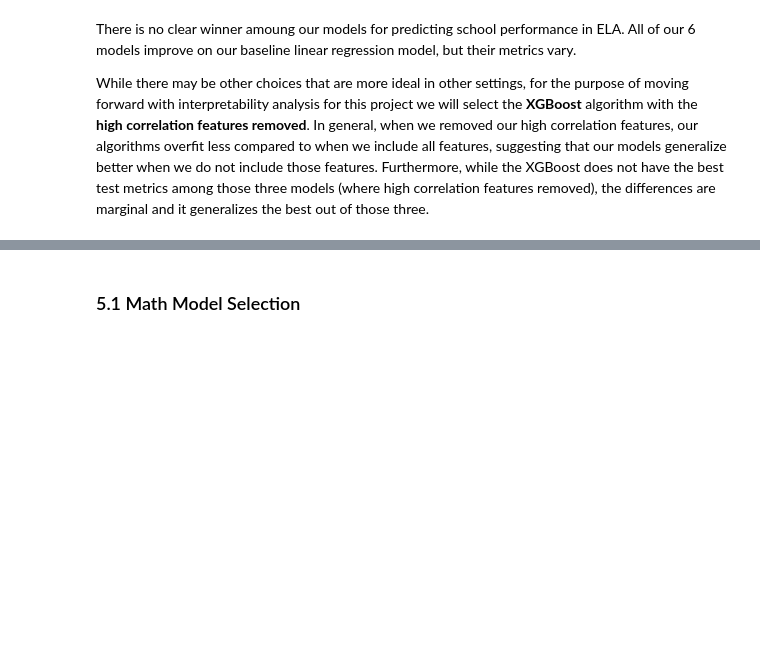
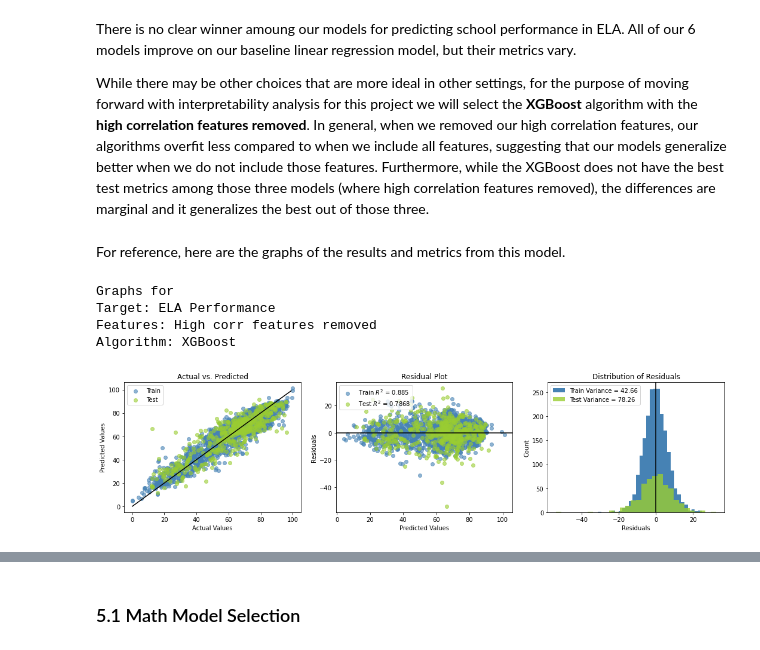
Before and after one commit to cchung106/Capstone-Three, a Jupyter notebook: Notebooks/04_modeling.ipynb, the cells around one changed output, grey strips where cells are left out. Saved outputs shown, nothing was run; the diff lists cells and outputs as text; code cells hidden in the pictures; blank space fills up the shorter version.

Commit message:
added model selection and feature impact

```diff
--- a/Notebooks/04_modeling.ipynb
+++ b/Notebooks/04_modeling.ipynb
@@ -445,7 +432,7 @@ rand_xg_ELA = RandomizedSearchCV(estimator=xg_ELA,
                                  scoring=scoring,
                                  cv=3,
                                  verbose=1,
-                                 n_jobs=-1,
+                                 n_jobs=1,
                                  random_state=16
                                 )
 
@@ -532,7 +516,7 @@ rand_rf_ELA2 = RandomizedSearchCV(estimator=rf_ELA2,
                                    scoring=scoring,
                                    cv=3,
                                    verbose=1,
-                                   n_jobs=-1,
+                                   n_jobs=1,
                                    random_state=16
                                 )
 
@@ -623,7 +604,7 @@ rand_lg_ELA2 = RandomizedSearchCV(estimator=lg_ELA2,
                                  scoring=scoring,
                                  cv=3,
                                  verbose=1,
-                                 n_jobs=-1,
+                                 n_jobs=1,
                                  random_state=16
                                 )
 
@@ -712,7 +690,7 @@ rand_xg_ELA2 = RandomizedSearchCV(estimator=xg_ELA2,
                                  scoring=scoring,
                                  cv=3,
                                  verbose=1,
-                                 n_jobs=-1,
+                                 n_jobs=1,
                                  random_state=16
                                 )
 
@@ -1433,3 +1390,20 @@ plt.show()
 There is no clear winner amoung our models for predicting school performance in ELA.  All of our 6 models improve on our baseline linear regression model, but their metrics vary.
 
 While there may be other choices that are more ideal in other settings, for the purpose of moving forward with interpretability analysis for this project we will select the <b>XGBoost</b> algorithm with the <b>high correlation features removed</b>.  In general, when we removed our high correlation features, our algorithms overfit less compared to when we include all features, suggesting that our models generalize better when we do not include those features.  Furthermore, while the XGBoost does not have the best test metrics among those three models (where high correlation features removed), the differences are marginal and it generalizes the best out of those three.
+# %% [markdown]
+For reference, here are the graphs of the results and metrics from this model.
+# %%
+#Graph results
+graph_residuals('ELA',
+                'High corr features removed',
+                'XGBoost',
+                ELA_train,
+                ELA2_train_pred_xg,
+                ELA_test,
+                ELA2_test_pred_xg)
+# %% [output]
+Graphs for
+Target: ELA Performance
+Features: High corr features removed
+Algorithm: XGBoost
+[figure, added]
```
Also changed, not shown: parts of 36 cells of this notebook.
